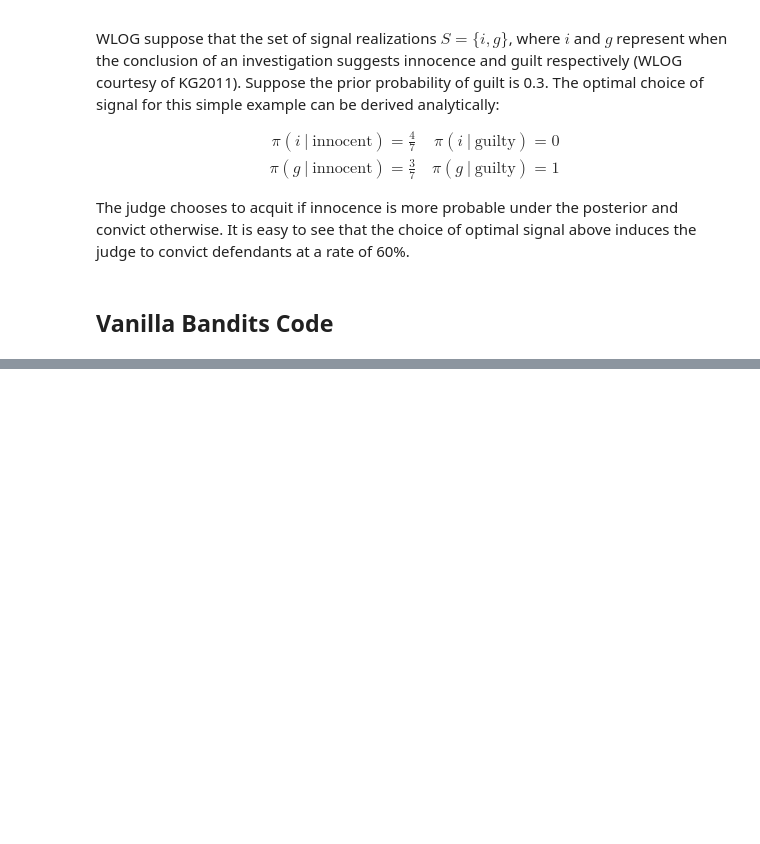
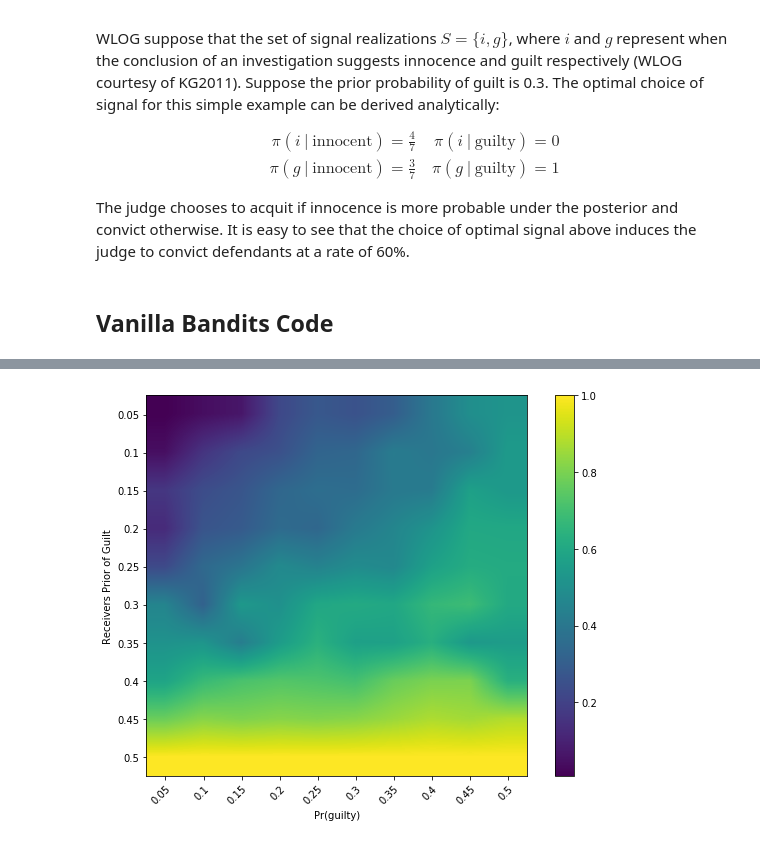
Before and after one commit to cwalker4/persuasion_bandits, a Jupyter notebook: scripts/bandits_persuasion.ipynb, the cells around one changed output, grey strips where cells are left out. Saved outputs shown, nothing was run; the diff lists cells and outputs as text; code cells hidden in the pictures; blank space fills up the shorter version.

```diff
--- a/scripts/bandits_persuasion.ipynb
+++ b/scripts/bandits_persuasion.ipynb
@@ -167,0 +257,20 @@ q_a, n_a, actions, rs = persuasion_bandit()
+# %%
+fig, ax = plt.subplots(figsize=(10,7))
+im = ax.imshow(reward_arr, interpolation='bilinear')
+cbar = ax.figure.colorbar(im, ax=ax)
+
+ax.set_xticks(np.arange(len(grid)))
+ax.set_yticks(np.arange(len(grid)))
+# ... and label them with the respective list entries
+ax.set_xticklabels(np.round(grid, 2))
+ax.set_yticklabels(np.round(grid, 2))
+
+plt.setp(ax.get_xticklabels(), rotation=45, ha="right",
+         rotation_mode="anchor")
+
+plt.xlabel('Pr(guilty)')
+plt.ylabel('Receivers Prior of Guilt')
+
+plt.show()
+# %% [output]
+[figure, added]
```
Also changed, not shown: parts of 28 cells of this notebook.
